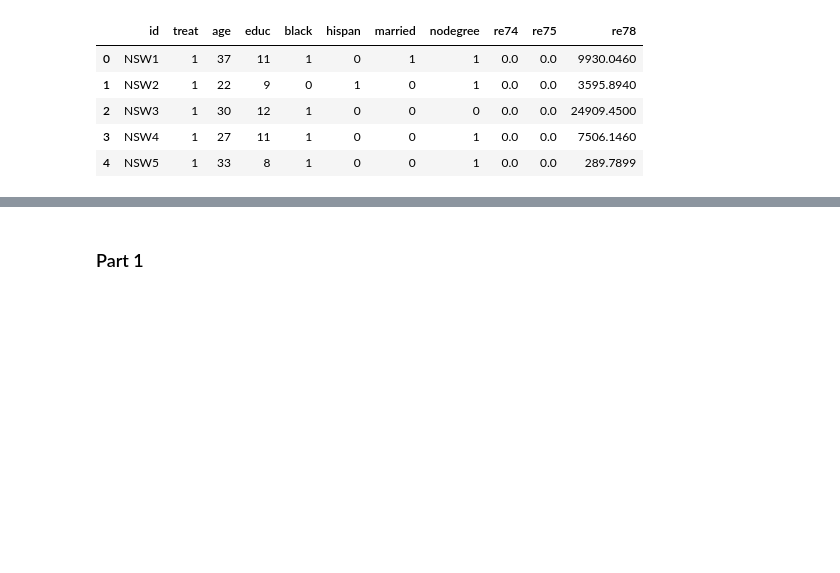
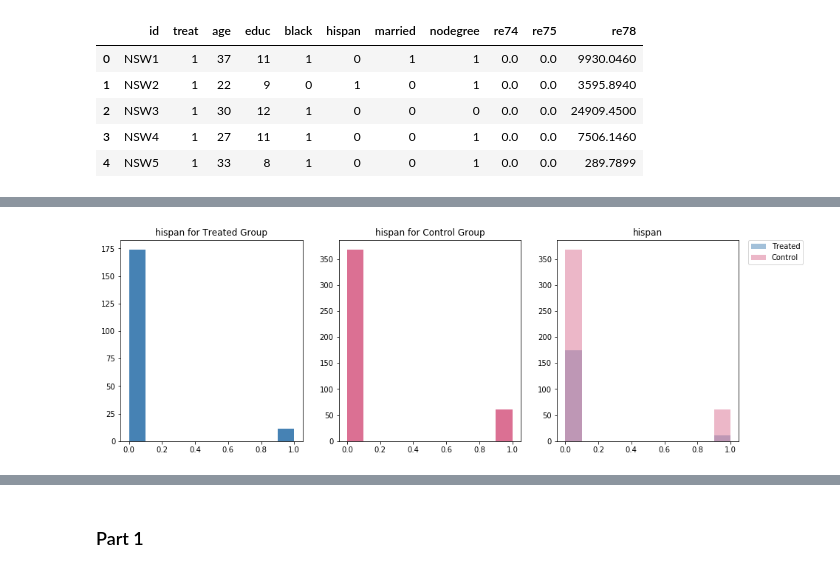
Before and after one commit to Amaumaury/ada-2017, a Jupyter notebook: 04 - Applied ML/Homework 4.ipynb, the cells around one changed output, grey strips where cells are left out. Cells and saved outputs as stored; diff of their text form; code cells hidden in the pictures; blank space fills up the shorter version.

```diff
--- a/04 - Applied ML/Homework 4.ipynb
+++ b/04 - Applied ML/Homework 4.ipynb
@@ -349,0 +199,4 @@ ___
+# %%
+nice_hist('hispan')
+# %% [output]
+[figure, added]
```
Also changed, not shown: parts of 89 cells of this notebook.
